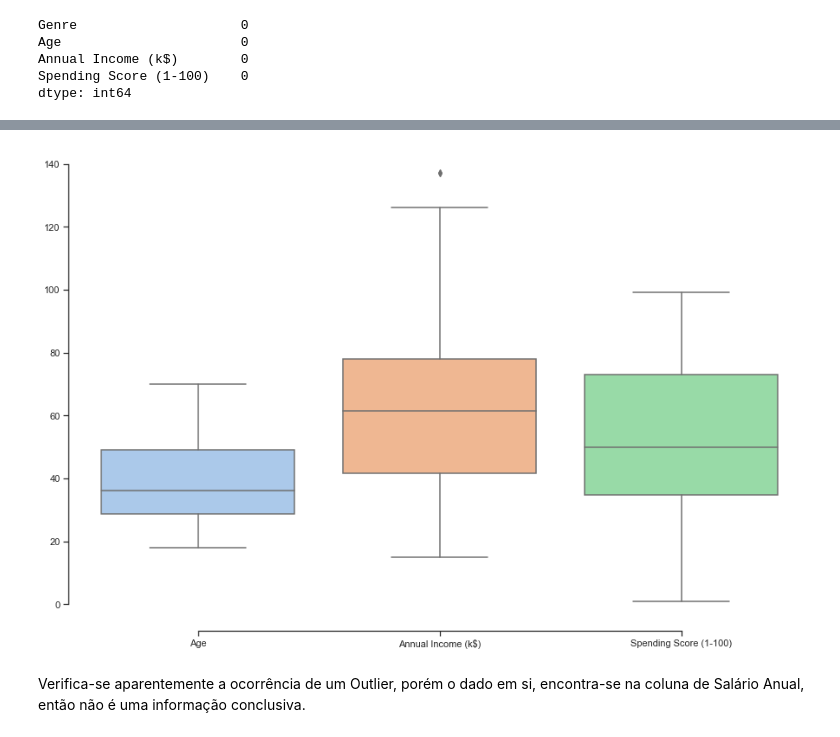
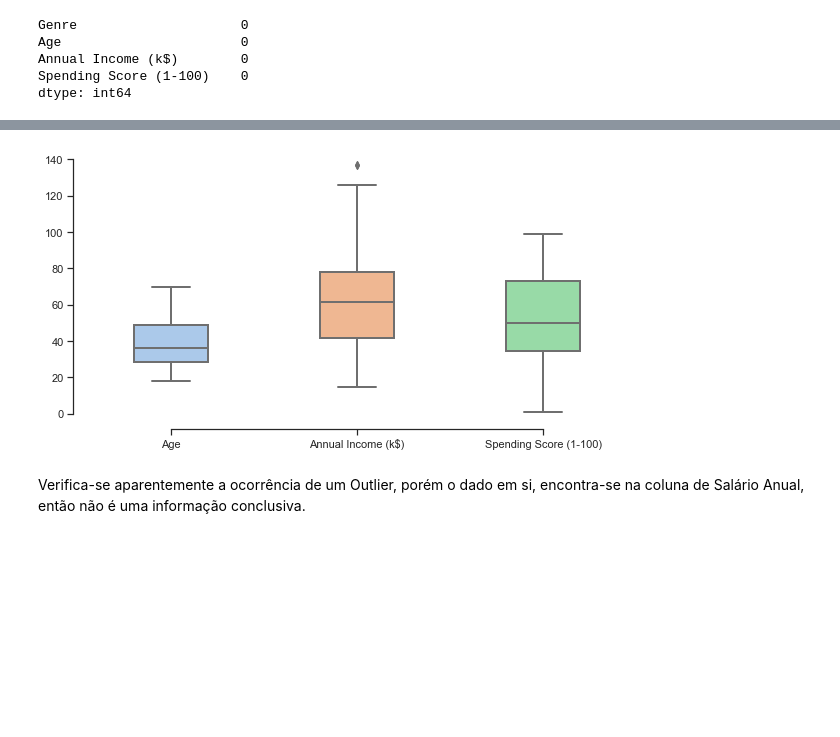
Before and after one commit to VictorSMonteiro/Projeto-Especial---Segmenta-ao-do-Clientes-, a Jupyter notebook: Teste Projeto.ipynb, the cells around one changed output, grey strips where cells are left out. Saved outputs shown, nothing was run; the diff lists cells and outputs as text; code cells hidden in the pictures; blank space fills up the shorter version.

```diff
--- a/Teste Projeto.ipynb
+++ b/Teste Projeto.ipynb
@@ -130,14 +118,14 @@ plt.boxplot(df[['Age', 'Annual Income (k$)', 'Spending Score (1-100)']], labels=
 # %%
 
 #   Verificando Outliers com Seaborn
 import seaborn as sns
+plt.figure(figsize =[10,5])
 sns.set_theme(style="ticks", palette="pastel")
-
-# Draw a nested boxplot to show bills by day and time
-sns.boxplot(data=df)
-sns.despine(offset=10, trim=True)
+sns.boxplot(data=df, width=0.4, linewidth=2)
+sns.despine(trim=True, offset=5)
+plt.show()
 # %% [output]
-[figure, old version]
+[figure, new version]
 # %% [markdown]
 Verifica-se aparentemente a ocorrência de um Outlier, porém o dado em si, encontra-se na coluna de Salário Anual, então não é uma informação conclusiva.
 # %% [markdown]
```
Also changed, not shown: parts of 14 cells of this notebook.
